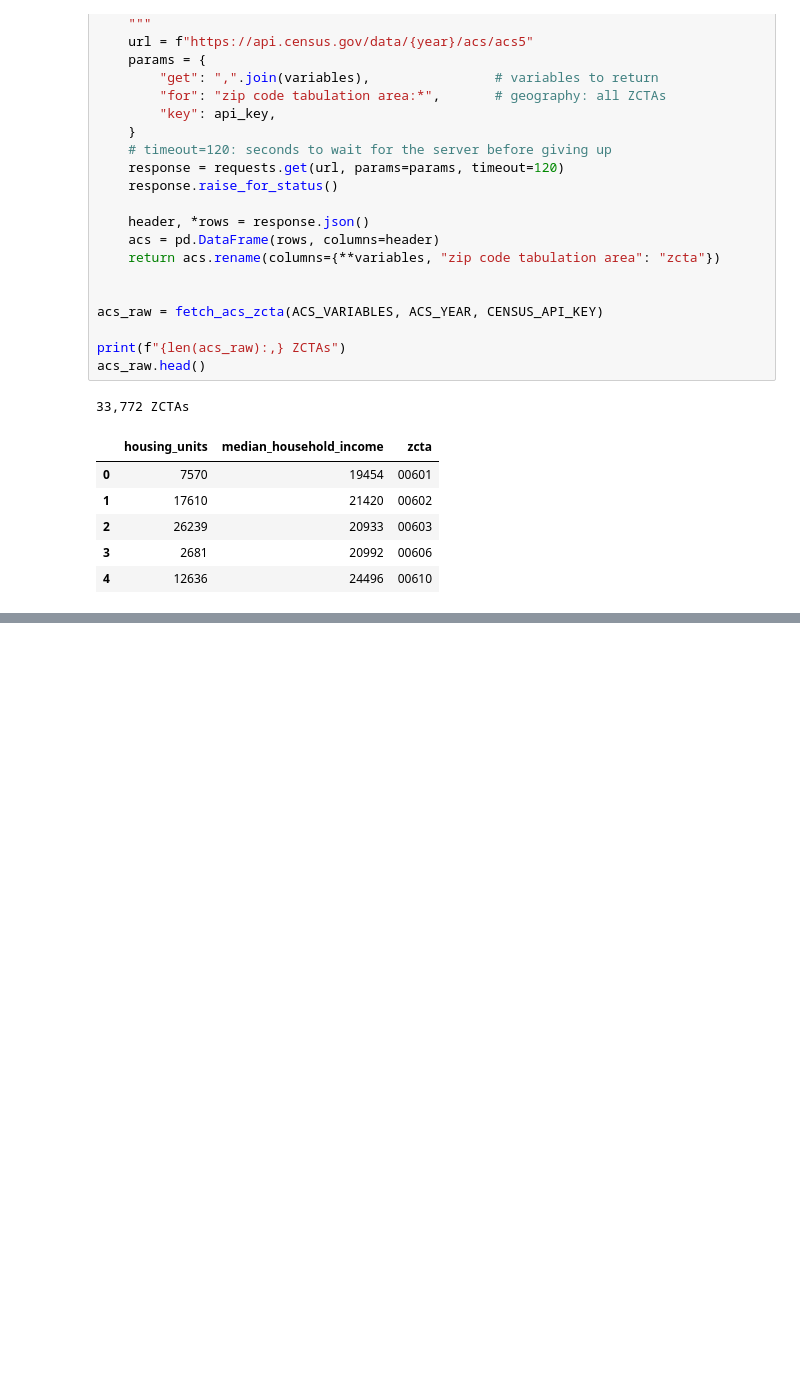
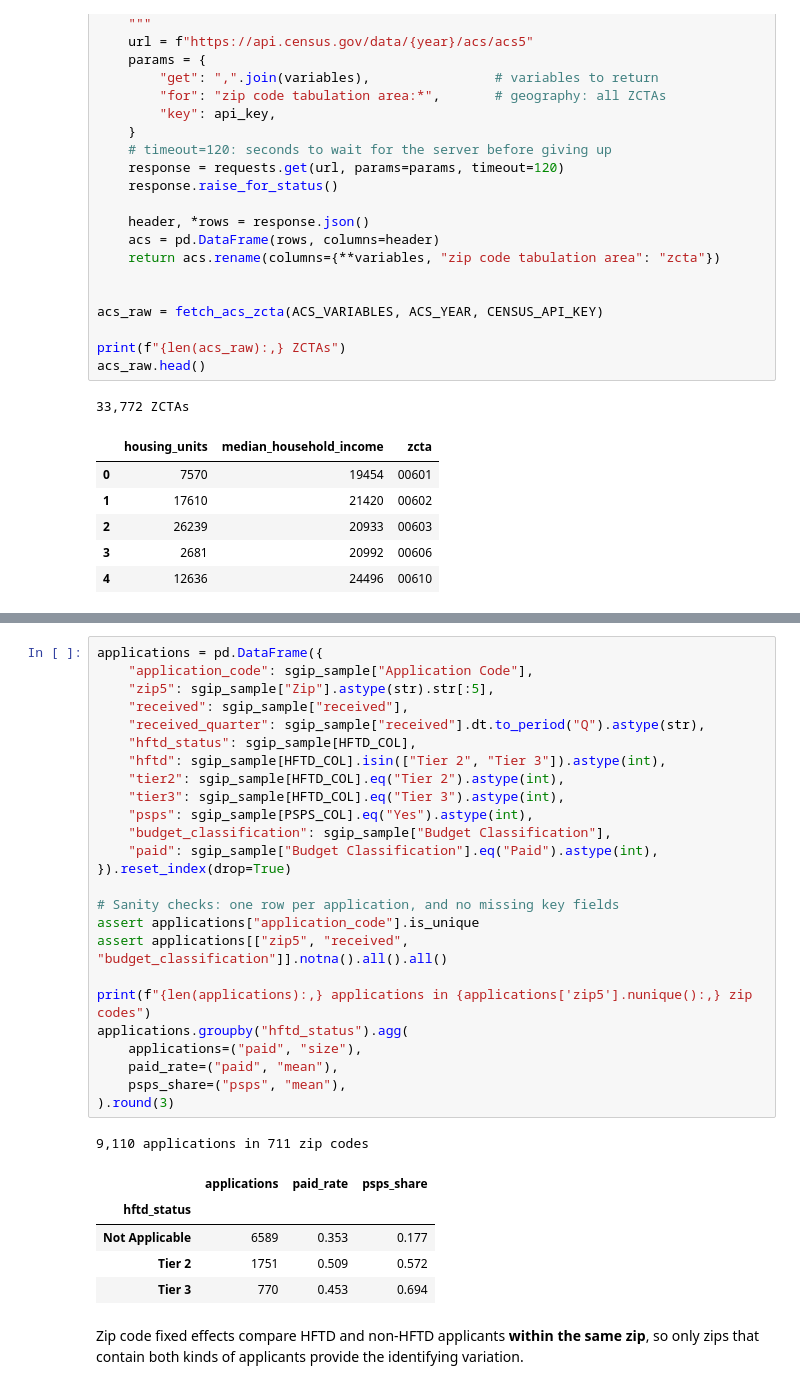
Before and after one commit to EnOnl1ne/sgip-hftd-funding, a Jupyter notebook: sgip_hftd.ipynb, the cells around one changed output, grey strips where cells are left out. Saved outputs shown, nothing was run; the diff lists cells and outputs as text; blank space fills up the shorter version.

```diff
--- a/sgip_hftd.ipynb
+++ b/sgip_hftd.ipynb
@@ -170,0 +285,35 @@ acs_raw.head()
+# %%
+applications = pd.DataFrame({
+    "application_code": sgip_sample["Application Code"],
+    "zip5": sgip_sample["Zip"].astype(str).str[:5],
+    "received": sgip_sample["received"],
+    "received_quarter": sgip_sample["received"].dt.to_period("Q").astype(str),
+    "hftd_status": sgip_sample[HFTD_COL],
+    "hftd": sgip_sample[HFTD_COL].isin(["Tier 2", "Tier 3"]).astype(int),
+    "tier2": sgip_sample[HFTD_COL].eq("Tier 2").astype(int),
+    "tier3": sgip_sample[HFTD_COL].eq("Tier 3").astype(int),
+    "psps": sgip_sample[PSPS_COL].eq("Yes").astype(int),
+    "budget_classification": sgip_sample["Budget Classification"],
+    "paid": sgip_sample["Budget Classification"].eq("Paid").astype(int),
+}).reset_index(drop=True)
+
+# Sanity checks: one row per application, and no missing key fields
+assert applications["application_code"].is_unique
+assert applications[["zip5", "received", "budget_classification"]].notna().all().all()
+
+print(f"{len(applications):,} applications in {applications['zip5'].nunique():,} zip codes")
+applications.groupby("hftd_status").agg(
+    applications=("paid", "size"),
+    paid_rate=("paid", "mean"),
+    psps_share=("psps", "mean"),
+).round(3)
+# %% [output]
+9,110 applications in 711 zip codes
+|  | applications | paid_rate | psps_share |
+| hftd_status |  |  |  |
+| Not Applicable | 6589 | 0.353 | 0.177 |
+| Tier 2 | 1751 | 0.509 | 0.572 |
+| Tier 3 | 770 | 0.453 | 0.694 |
+# %% [markdown]
+Zip code fixed effects compare HFTD and non-HFTD applicants **within the same zip**, so only
+zips that contain both kinds of applicants provide the identifying variation.
```
Also changed, not shown: parts of 10 cells of this notebook.
